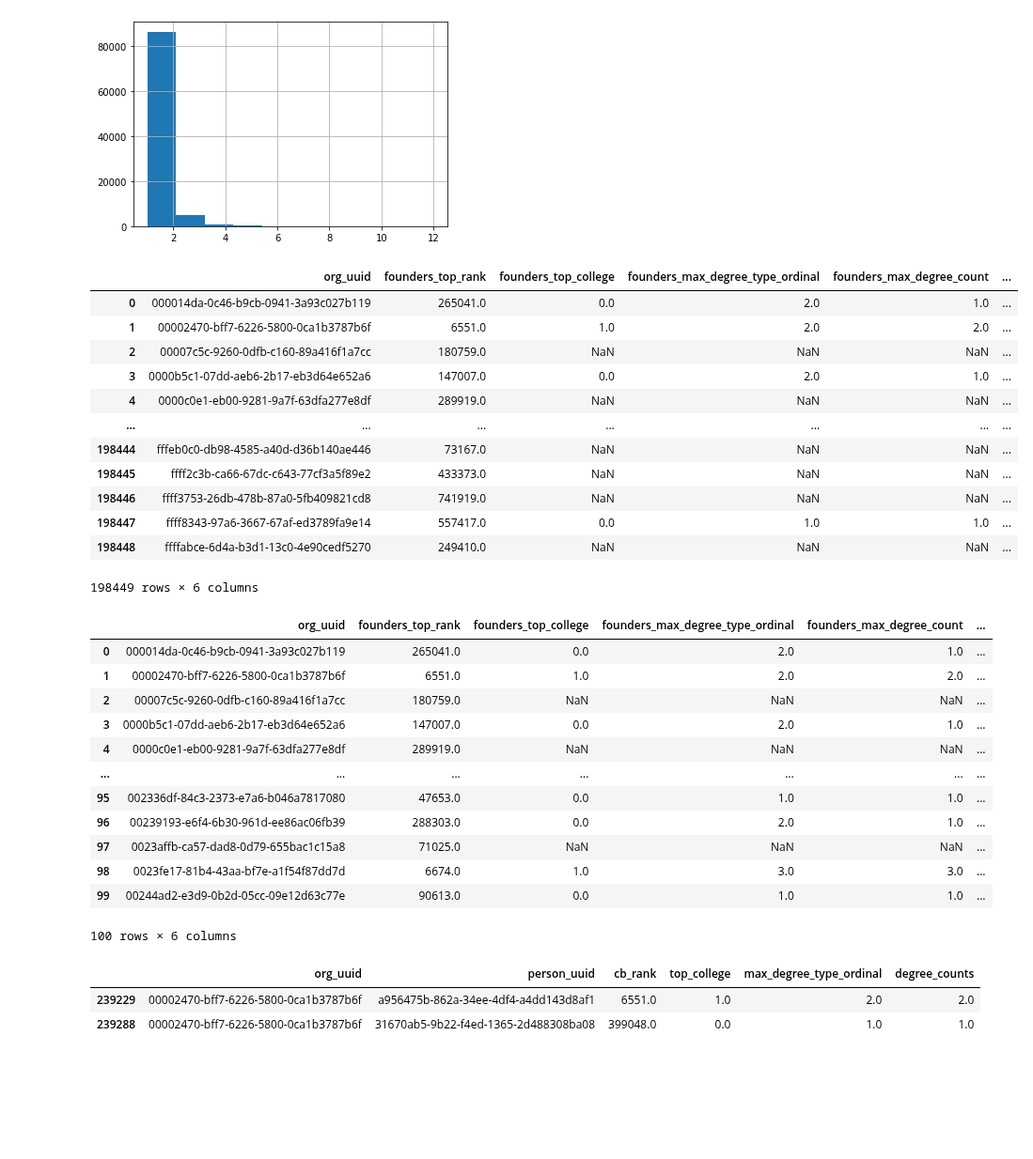
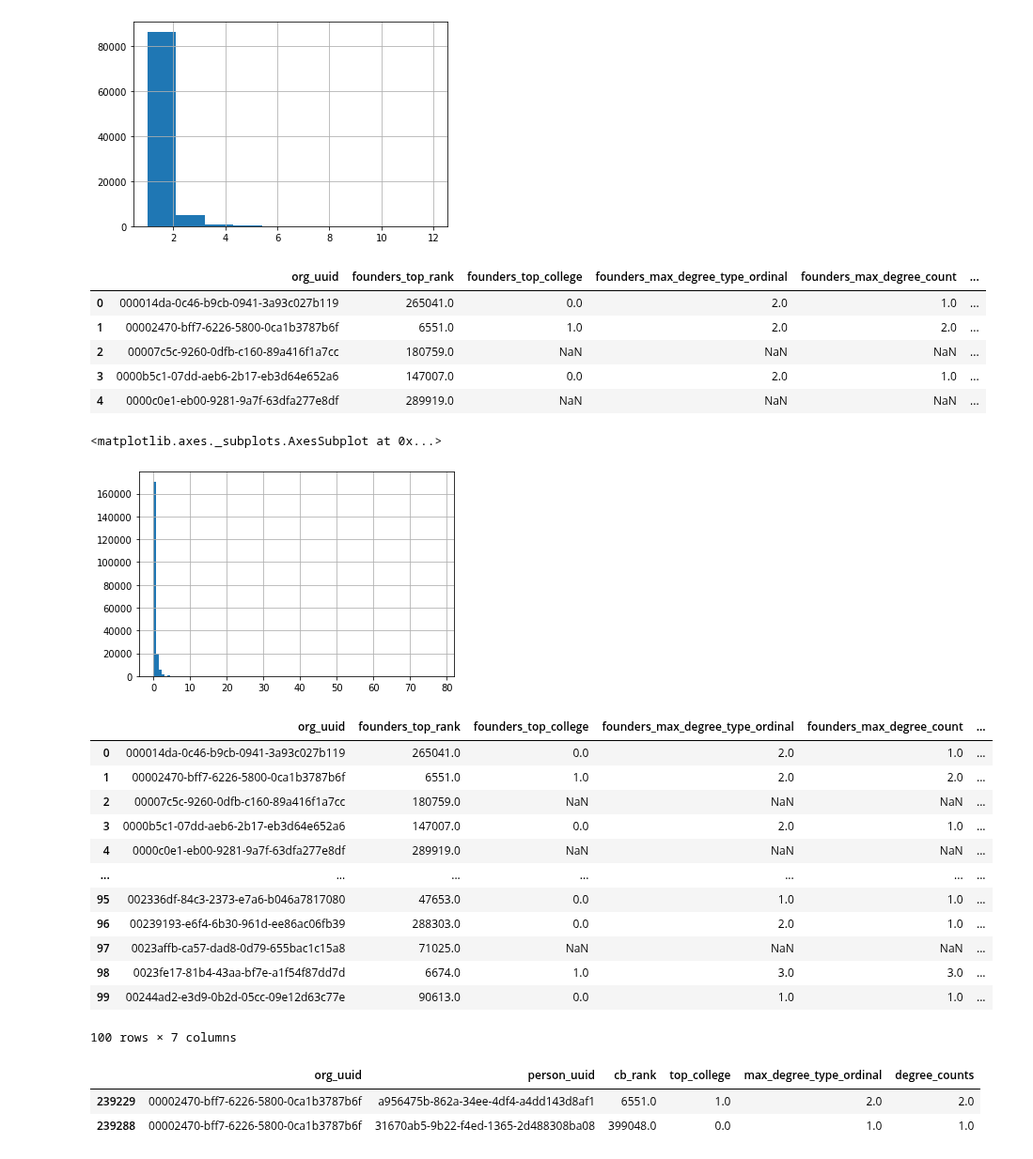
Before and after one commit to siddtheshah/vc_modeling, a Jupyter notebook: founders_features.ipynb, the cells around one changed output. Shown at 94% size. Saved outputs shown, nothing was run; the diff lists cells and outputs as text; code cells hidden in the pictures; blank space fills up the shorter version.

```diff
--- a/founders_features.ipynb
+++ b/founders_features.ipynb
@@ -300,35 +302,48 @@ founders_df_final["degree_counts"].hist()
 # %% [output]
 <matplotlib.axes._subplots.AxesSubplot at 0x...>
 [figure]
+# %%
+# founders_max_founded_other_org feature that gets the max # of OTHER companies any founder has founded (prior to THIS companies founding date)
+
+org_founder_foundedon = org_and_founder_uuid.join(org[["uuid", "founded_on"]].set_index("uuid"), on="org_uuid")
+org_founder_foundedon2 = org_founder_foundedon.join(org_founder_foundedon.set_index("person_uuid"), on="person_uuid", lsuffix="_left", rsuffix="_right")
+org_founder_foundedon2 = org_founder_foundedon2.query("org_uuid_left != org_uuid_right")
+org_founder_foundedon3 = org_founder_foundedon2.query("founded_on_right < founded_on_left")[["org_uuid_left", "person_uuid", "org_uuid_right"]].reset_index()
+
+org_founder_other_orgs_founded = org_founder_foundedon3.groupby(["org_uuid_left", "person_uuid"], as_index=False).size().reset_index(name="count")
+org_founder_max_other_orgs_founded = org_founder_other_orgs_founded[["org_uuid_left", "count"]].groupby("org_uuid_left", as_index=False).max().rename(columns={"org_uuid_left" : "org_uuid", "count" : "founders_max_founded_other_org"})
+org_founder_max_other_orgs_founded.head()
 # %%
 org_and_founder_uuid_dedup = org_and_founder_uuid.drop_duplicates()
 
+# (org, founder) -> (founder, ...founder features)
 org_with_founders_df = org_and_founder_uuid_dedup.join(founders_df_final, on="person_uuid")[["org_uuid", "person_uuid", "cb_rank", "top_college", "max_degree_type_ordinal", "degree_counts"]]
 
+# aggregate (org, founder, founder features...) -> (org, founder features)
 org_with_founders_agg_df = org_with_founders_df.groupby(["org_uuid"], as_index=False).agg({"cb_rank": lambda r: r.min(skipna=True), "top_college": lambda r: r.max(skipna=True), "max_degree_type_ordinal": lambda r: r.max(skipna=True), "degree_counts": lambda r: r.max(skipna=True)})
 org_with_founders_agg_df = org_with_founders_agg_df.rename(columns = {"cb_rank": "founders_top_rank", "top_college" : "founders_top_college", "max_degree_type_ordinal": "founders_max_degree_type_ordinal", "degree_counts": "founders_max_degree_count"}, copy = True, inplace = False)
 
+# add founders_max_founded_other_org feature
+org_with_founders_agg_df = org_with_founders_agg_df.join(org_founder_max_other_orgs_founded.set_index("org_uuid"), on=["org_uuid"])
+org_with_founders_agg_df["founders_max_founded_other_org"] = org_with_founders_agg_df["founders_max_founded_other_org"].fillna(0)
+
+# add founders_count feature
 org_with_founders_counts = org_and_founder_uuid_dedup.groupby(["org_uuid"], as_index=False).size().to_frame(name="founders_count").reset_index()
 org_with_founders_agg_df = org_with_founders_agg_df.join(org_with_founders_counts.set_index("org_uuid"), on=["org_uuid"])
-# org_with_founders_agg_df = org_with_founders_agg_df.drop("person_uuid", axis=1)
 
-org_with_founders_agg_df.to_csv('export_dataframe.csv', index=False, header=True)
-
-org_with_founders_agg_df
+org_with_founders_agg_df.head()
 # %% [output]
 |  | org_uuid | founders_top_rank | founders_top_college | founders_max_degree_type_ordinal | founders_max_degree_count | ... |
 | 0 | 000014da-0c46-b9cb-0941-3a93c027b119 | 265041.0 | 0.0 | 2.0 | 1.0 | ... |
 | 1 | 00002470-bff7-6226-5800-0ca1b3787b6f | 6551.0 | 1.0 | 2.0 | 2.0 | ... |
 | 2 | 00007c5c-9260-0dfb-c160-89a416f1a7cc | 180759.0 | NaN | NaN | NaN | ... |
 | 3 | 0000b5c1-07dd-aeb6-2b17-eb3d64e652a6 | 147007.0 | 0.0 | 2.0 | 1.0 | ... |
 | 4 | 0000c0e1-eb00-9281-9a7f-63dfa277e8df | 289919.0 | NaN | NaN | NaN | ... |
-| ... | ... | ... | ... | ... | ... | ... |
-| 198444 | fffeb0c0-db98-4585-a40d-d36b140ae446 | 73167.0 | NaN | NaN | NaN | ... |
-| 198445 | ffff2c3b-ca66-67dc-c643-77cf3a5f89e2 | 433373.0 | NaN | NaN | NaN | ... |
-| 198446 | ffff3753-26db-478b-87a0-5fb409821cd8 | 741919.0 | NaN | NaN | NaN | ... |
-| 198447 | ffff8343-97a6-3667-67af-ed3789fa9e14 | 557417.0 | 0.0 | 1.0 | 1.0 | ... |
-| 198448 | ffffabce-6d4a-b3d1-13c0-4e90cedf5270 | 249410.0 | NaN | NaN | NaN | ... |
-198449 rows × 6 columns
+# %%
+org_with_founders_agg_df["founders_max_founded_other_org"].hist(bins=100)
+# %% [output]
+<matplotlib.axes._subplots.AxesSubplot at 0x...>
+[figure, added]
 # %%
 org_with_founders_agg_df[:100]
 # %% [output]
@@ -344,7 +359,7 @@ org_with_founders_agg_df[:100]
 | 97 | 0023affb-ca57-dad8-0d79-655bac1c15a8 | 71025.0 | NaN | NaN | NaN | ... |
 | 98 | 0023fe17-81b4-43aa-bf7e-a1f54f87dd7d | 6674.0 | 1.0 | 3.0 | 3.0 | ... |
 | 99 | 00244ad2-e3d9-0b2d-05cc-09e12d63c77e | 90613.0 | 0.0 | 1.0 | 1.0 | ... |
-100 rows × 6 columns
+100 rows × 7 columns
 # %%
 test_org = "00002470-bff7-6226-5800-0ca1b3787b6f"
 org_with_founders_df[org_with_founders_df["org_uuid"] == test_org]
```
Also changed, not shown: parts of 6 cells of this notebook, 1 other file.
